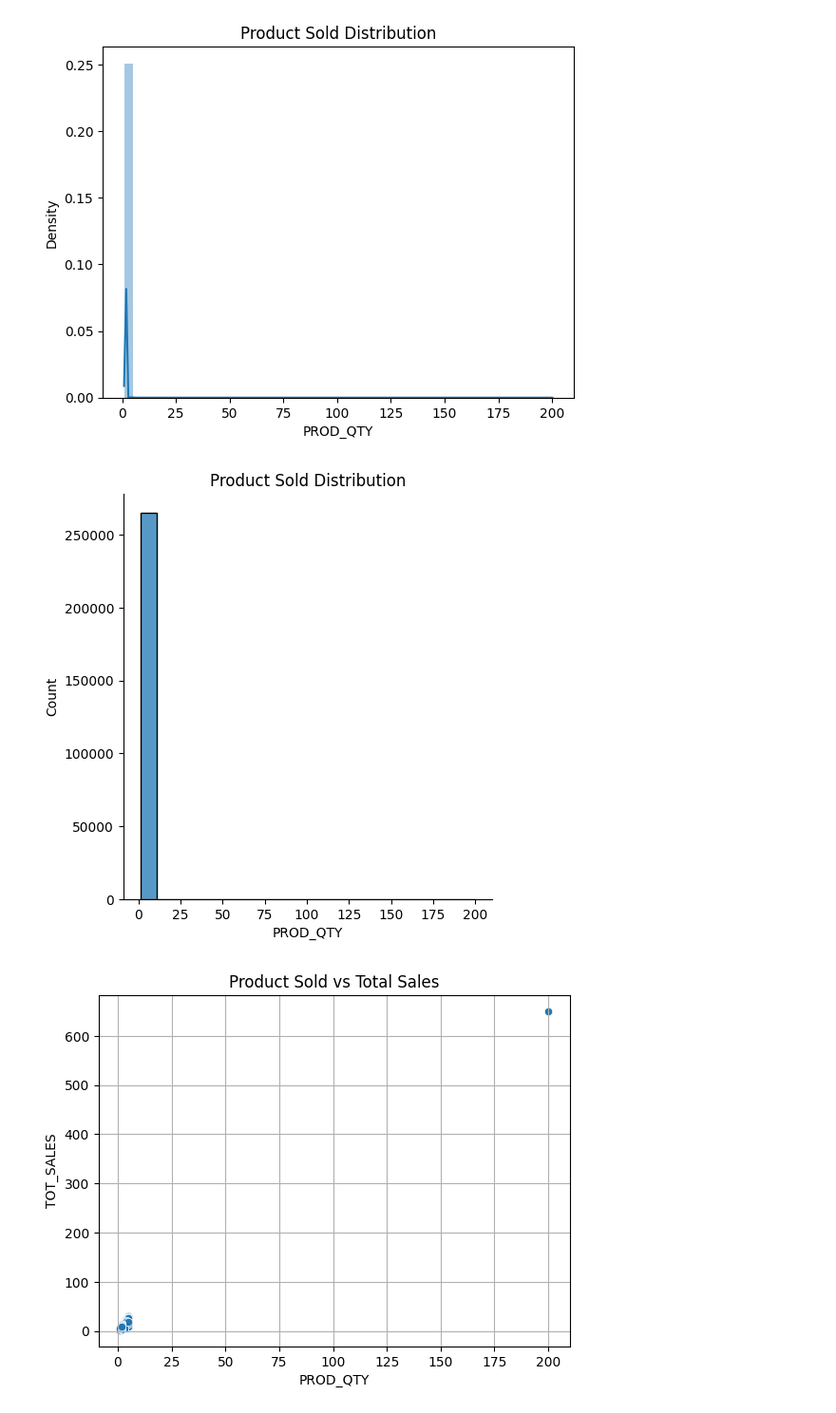
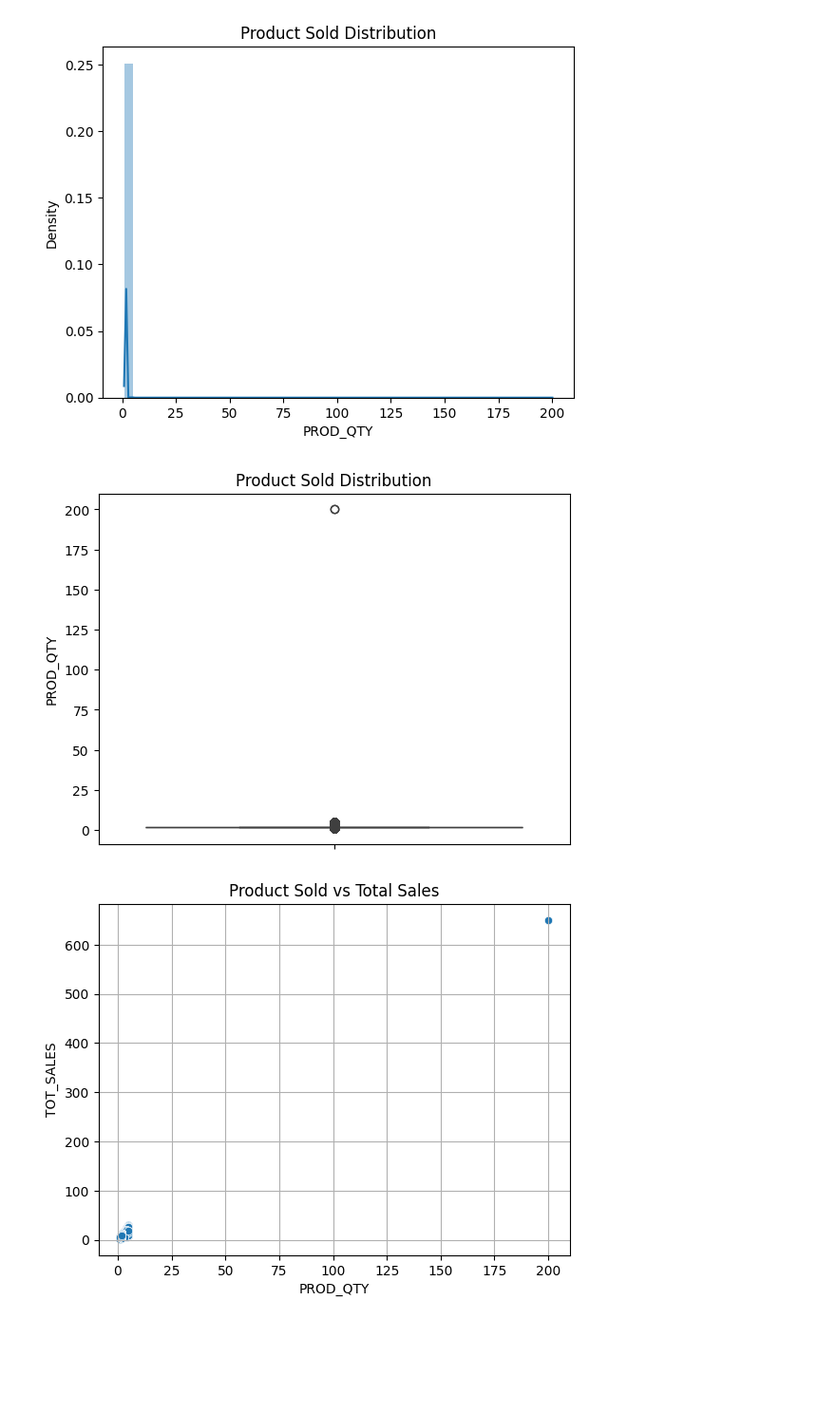
Before and after one commit to ankitg-02/customer-purchase-and-transactional-behavoiur-analysis, a Jupyter notebook: CPTBA_1.ipynb, the cells around one changed output. Shown at 95% size. Drawn from its saved outputs; the diff is of its cells as text; code cells hidden in the pictures; blank space fills up the shorter version.

```diff
--- a/CPTBA_1.ipynb
+++ b/CPTBA_1.ipynb
@@ -162,11 +162,11 @@ https://gist.github.com/mwaskom/de44147ed2974457ad6372750bbe5751
   sns.distplot(transaction['PROD_QTY'])
 [figure]
 # %%
-sns.displot(transaction['PROD_QTY'])
+sns.boxplot(transaction['PROD_QTY'])
 plt.title("Product Sold Distribution")
 plt.show()
 # %% [output]
-[figure, old version]
+[figure, new version]
 # %%
 sns.scatterplot(x=transaction['PROD_QTY'],y=transaction['TOT_SALES'])
 plt.title("Product Sold vs Total Sales")
```
Also changed, not shown: parts of 8 cells of this notebook.
